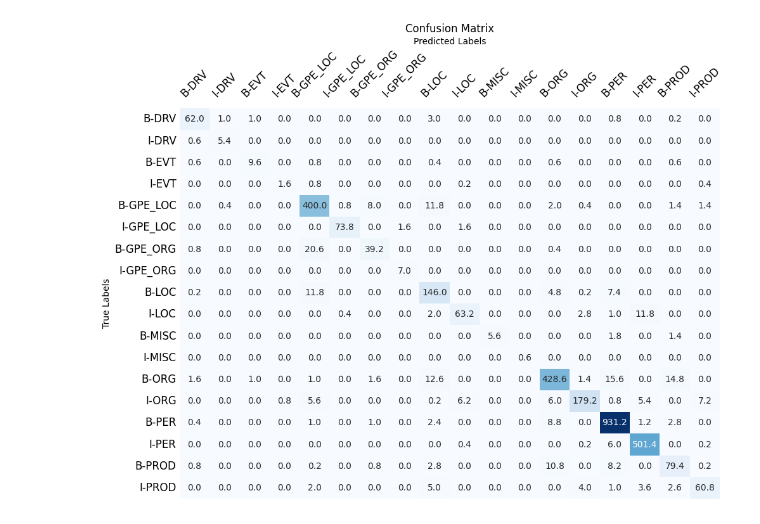
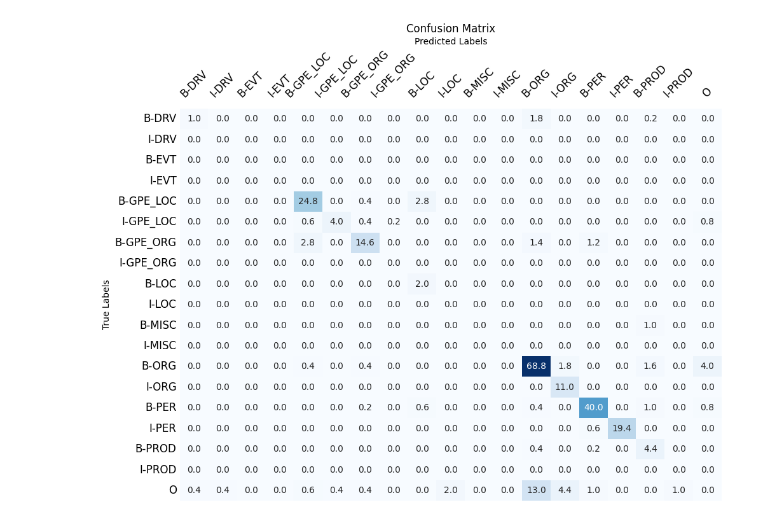
Before and after one commit to sfimediafutures/MA_Peter-R-ysland-Aarnes, a Jupyter notebook: Results/Scripts/Figures and visuals/Confusion matrix figures norne.ipynb, the cells around one changed output. Saved outputs shown, nothing was run; the diff lists cells and outputs as text; code cells hidden in the pictures.

```diff
--- a/Results/Scripts/Figures and visuals/Confusion matrix figures norne.ipynb
+++ b/Results/Scripts/Figures and visuals/Confusion matrix figures norne.ipynb
@@ -5,7 +5,8 @@ import numpy as np
 import matplotlib.pyplot as plt
 # %%
 file = "/Users/aarnes/Documents/GitHub/MA_Peter-R-ysland-Aarnes/Results/nbailab-base-ner-scandi/avg all labels scandi.csv"
-file2 = "/Users/aarnes/Desktop/test matrix data.csv"
+file2 = "/Users/aarnes/Documents/GitHub/MA_Peter-R-ysland-Aarnes/Results/nb-bert-base/NB-BERT confusion matrix NPSC sample.csv"
+file3 = "/Users/aarnes/Documents/GitHub/MA_Peter-R-ysland-Aarnes/Results/nb-bert-base/normalisert_nb_bert_matrix_sample.csv"
 # %%
 df=pd.read_csv(file)
 # %%
@@ -66,24 +70,24 @@ print(df)
 # %%
 # create a heatmap of the DataFrame
-df = pd.read_csv(file, index_col=0)
+df = pd.read_csv(file2, index_col=0)
 
 fig, ax = plt.subplots(figsize=(11, 8))
-sns.heatmap(df, cmap='Blues', annot=True, fmt='.1f', ax=ax, cbar=False)
+sns.heatmap(df, cmap="Blues", annot=True, fmt='.1f', ax=ax, cbar=False)
 
 # set the axis labels and title
 ax.set_xlabel('Predicted Labels')
 ax.set_ylabel('True Labels')
 ax.set_title('Confusion Matrix')
 
 # move the x-axis labels to the top
 ax.xaxis.tick_top()
 ax.xaxis.set_label_position('top')
 
 # modify the tick labels
 ax.tick_params(axis='both', which='both', length=0, labelsize=12)
 ax.tick_params(axis='x', which='major', pad=10, labelrotation=45)
 
 # show the plot
 plt.show()
 # %% [output]
-[figure, old version]
+[figure, new version]
```
Also changed, not shown: parts of 7 cells of this notebook, 9 other files.
